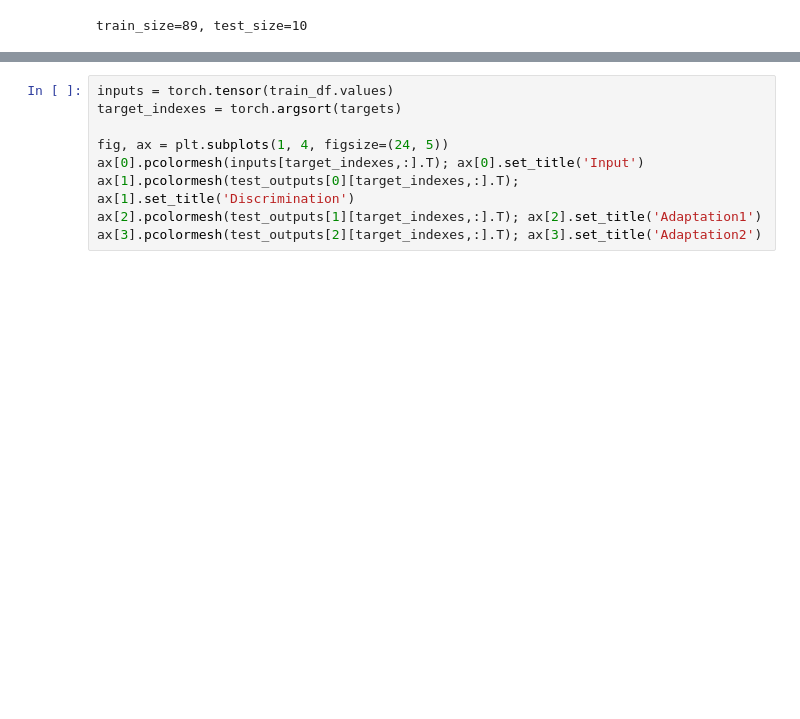
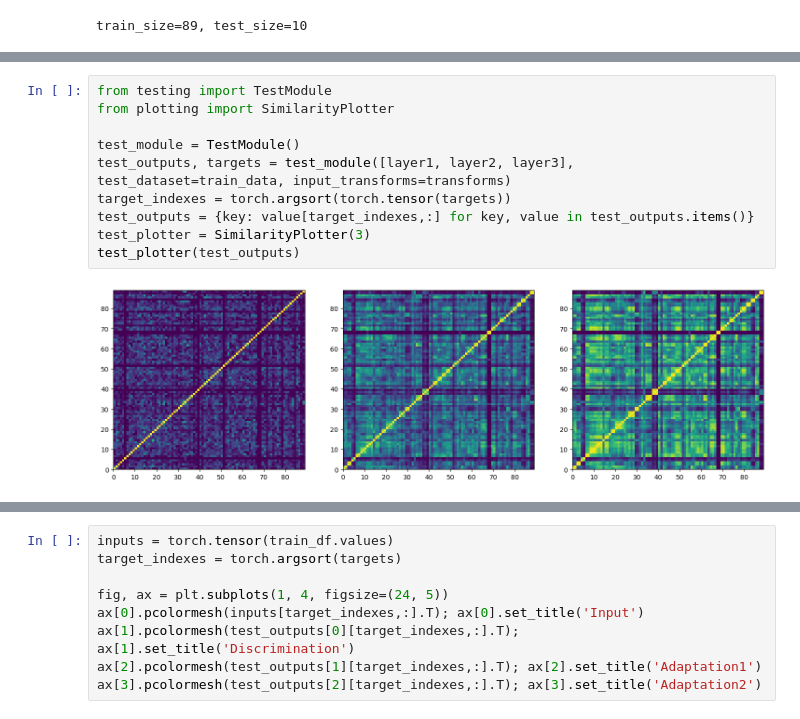
Before and after one commit to wormLove/DCNet, a Jupyter notebook: OdorAnalysis.ipynb, the cells around one changed output, grey strips where cells are left out. Cells and saved outputs as stored; diff of their text form; blank space fills up the shorter version.

```diff
--- a/OdorAnalysis.ipynb
+++ b/OdorAnalysis.ipynb
@@ -182,0 +112,12 @@ for epoch in range(nepochs):
+# %%
+from testing import TestModule
+from plotting import SimilarityPlotter
+
+test_module = TestModule()
+test_outputs, targets = test_module([layer1, layer2, layer3], test_dataset=train_data, input_transforms=transforms)
+target_indexes = torch.argsort(torch.tensor(targets))
+test_outputs = {key: value[target_indexes,:] for key, value in test_outputs.items()}
+test_plotter = SimilarityPlotter(3)
+test_plotter(test_outputs)
+# %% [output]
+[figure, added]
```
Also changed, not shown: parts of 12 cells of this notebook, 1 other file.
